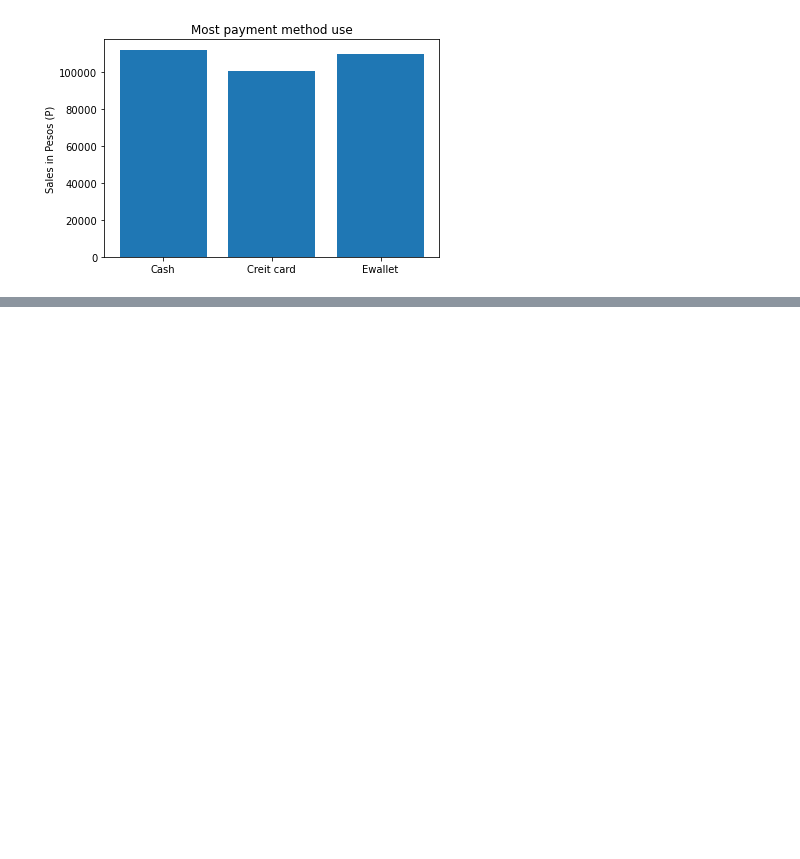
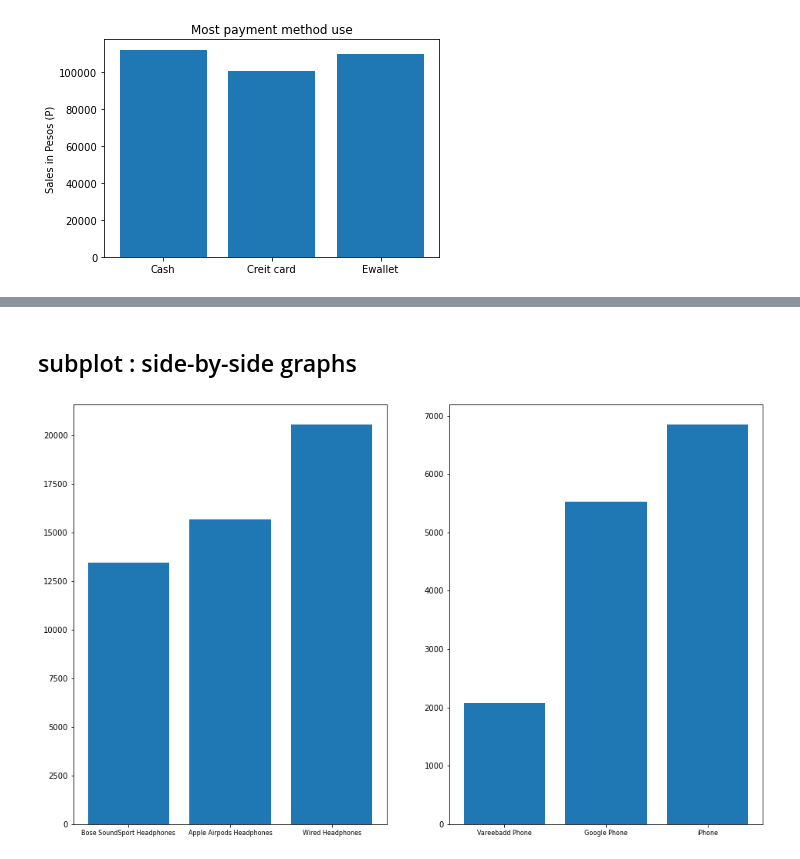
Before and after one commit to romwil22/python-course-dict, a Jupyter notebook: visualize data with python/python_data_visualization.ipynb, the cells around one changed output, grey strips where cells are left out. Saved outputs shown, nothing was run; the diff lists cells and outputs as text; code cells hidden in the pictures; blank space fills up the shorter version.

```diff
--- a/visualize data with python/python_data_visualization.ipynb
+++ b/visualize data with python/python_data_visualization.ipynb
@@ -515,0 +577,24 @@ plt.show()
+# %% [markdown]
+## subplot : side-by-side graphs
+# %%
+fig = plt.figure(figsize=(16,10))
+
+#plot 1
+hProduct = hPhone["Product"]
+hQuantity = hPhone["Quantity Ordered"]
+
+plt.subplot(1,2,1)
+plt.bar(hProduct, hQuantity)
+plt.xticks(hProduct, size=8)
+
+#plot 2
+pProduct = phone["Product"]
+pQuantity = phone["Quantity Ordered"]
+
+plt.subplot(1,2,2)
+plt.bar(pProduct, pQuantity)
+plt.xticks(pProduct, size=8)
+
+plt.show()
+# %% [output]
+[figure, added]
```
Also changed, not shown: parts of 21 cells of this notebook.
